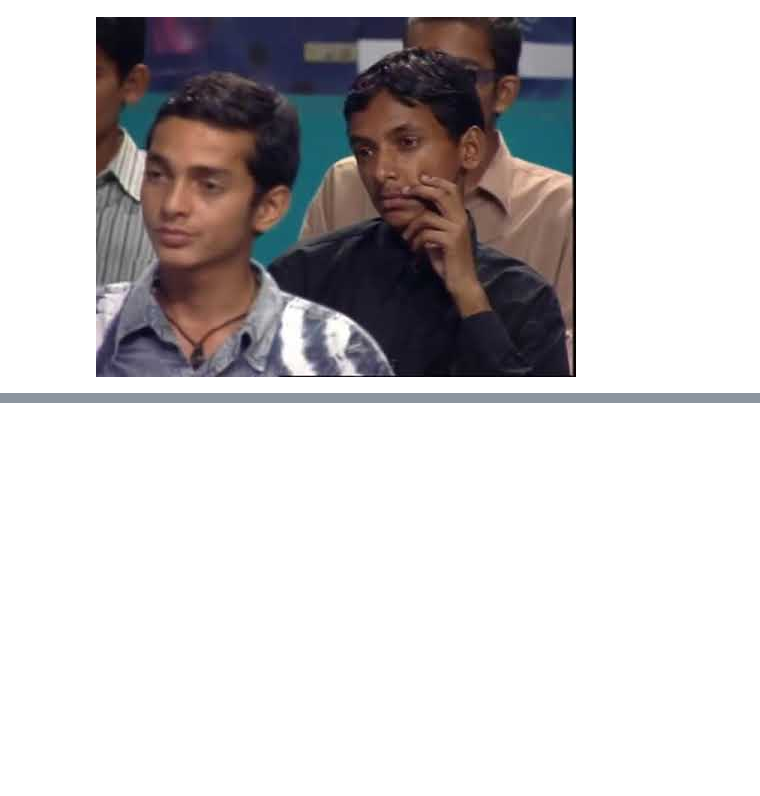
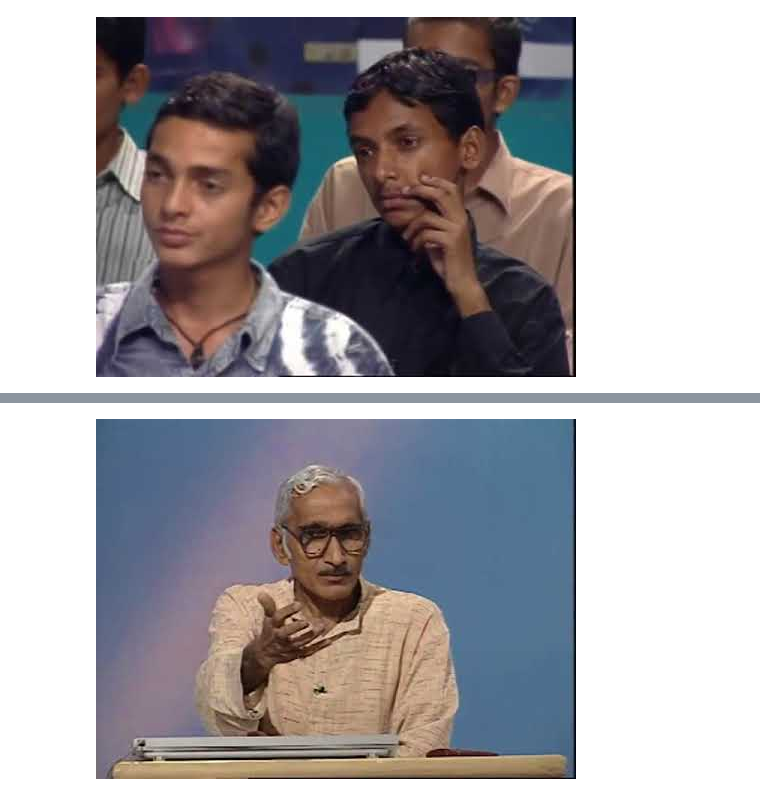
Before and after one commit to aksinghdce/aksinghdce.github.io, a Jupyter notebook: multiplication.ipynb, the cells around one changed output, grey strips where cells are left out. Cells and saved outputs as stored; diff of their text form; code cells hidden in the pictures; blank space fills up the shorter version.

```diff
--- a/multiplication.ipynb
+++ b/multiplication.ipynb
@@ -17,0 +26,4 @@ YouTubeVideo("OP1gw1q3lDA")
+# %%
+YouTubeVideo("iyuGR7_AipU")
+# %% [output]
+[figure, added]
```
Also changed, not shown: parts of 8 cells of this notebook, 13 other files.
